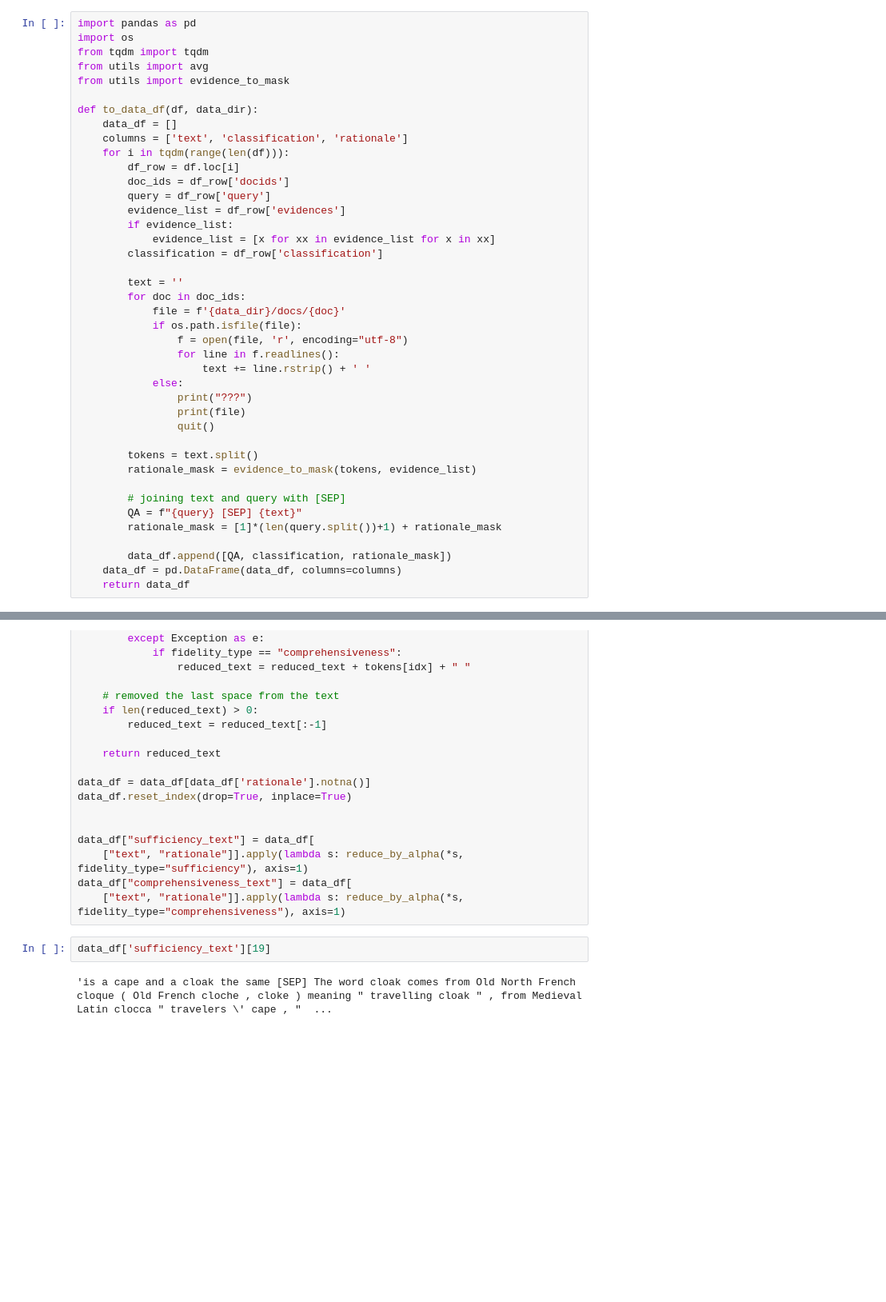
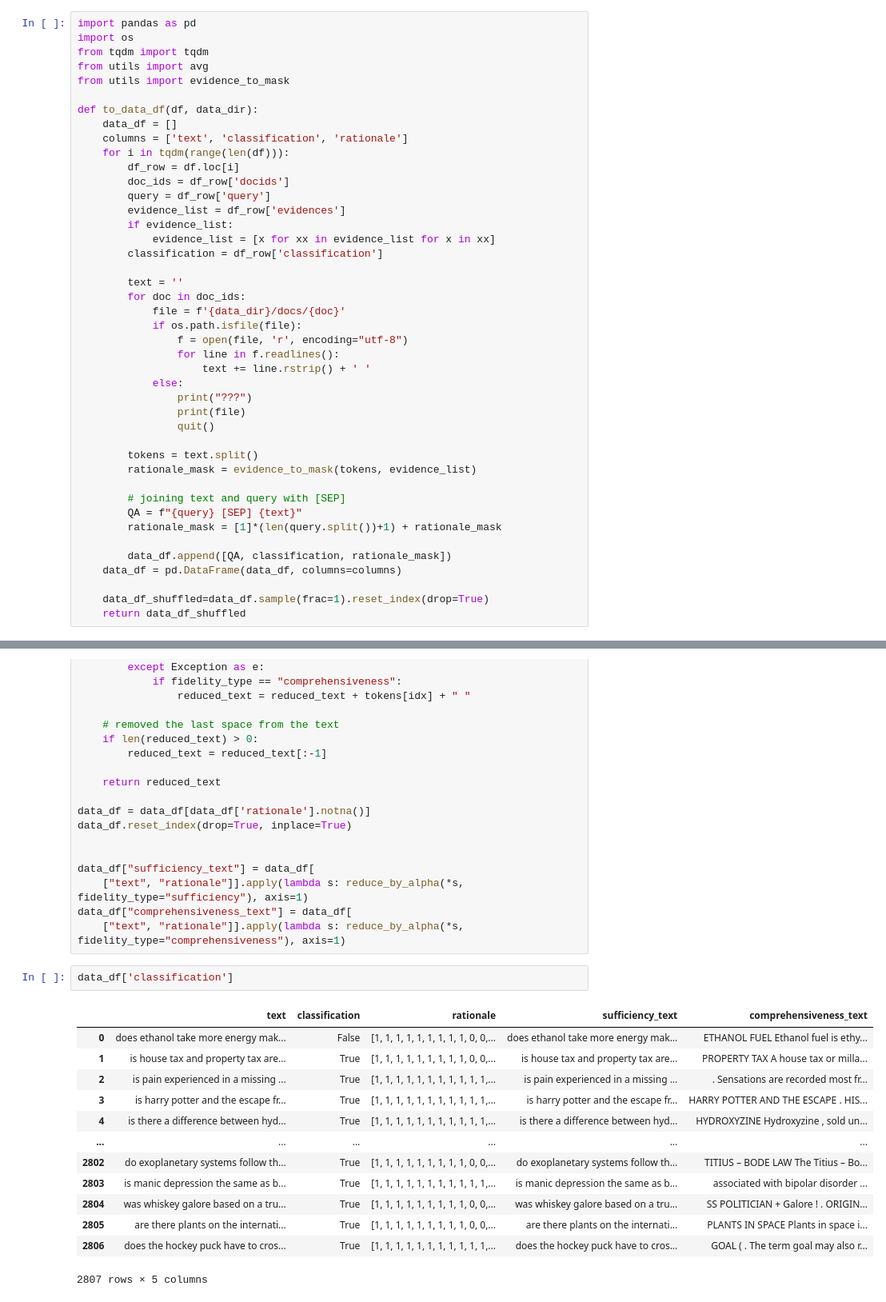
Before and after one commit to shaggyday/evaluating-human-rationales, a Jupyter notebook: csv/boolq_generate_csv.ipynb, the cells around one changed output, grey strips where cells are left out. Shown at 80% size. Saved outputs shown, nothing was run; the diff lists cells and outputs as text; blank space fills up the shorter version.

```diff
--- a/csv/boolq_generate_csv.ipynb
+++ b/csv/boolq_generate_csv.ipynb
@@ -38,7 +38,9 @@ def to_data_df(df, data_dir):
 
         data_df.append([QA, classification, rationale_mask])
     data_df = pd.DataFrame(data_df, columns=columns)
-    return data_df
+
+    data_df_shuffled=data_df.sample(frac=1).reset_index(drop=True)
+    return data_df_shuffled
 # %%
 dataset = "boolq"
 # %%
@@ -106,7 +108,19 @@ data_df["sufficiency_text"] = data_df[
     ["text", "rationale"]].apply(lambda s: reduce_by_alpha(*s, fidelity_type="sufficiency"), axis=1)
 data_df["comprehensiveness_text"] = data_df[
     ["text", "rationale"]].apply(lambda s: reduce_by_alpha(*s, fidelity_type="comprehensiveness"), axis=1)
-# %%
-data_df['sufficiency_text'][19]
-# %% [output]
-'is a cape and a cloak the same [SEP] The word cloak comes from Old North French cloque ( Old French cloche , cloke ) meaning " travelling cloak " , from Medieval Latin clocca " travelers \' cape , "  ...
+# %%
+data_df['classification']
+# %% [output]
+|  | text | classification | rationale | sufficiency_text | comprehensiveness_text |
+| 0 | does ethanol take more energy mak... | False | [1, 1, 1, 1, 1, 1, 1, 1, 1, 0, 0,... | does ethanol take more energy mak... | ETHANOL FUEL Ethanol fuel is ethy... |
+| 1 | is house tax and property tax are... | True | [1, 1, 1, 1, 1, 1, 1, 1, 1, 0, 0,... | is house tax and property tax are... | PROPERTY TAX A house tax or milla... |
+| 2 | is pain experienced in a missing ... | True | [1, 1, 1, 1, 1, 1, 1, 1, 1, 1, 1,... | is pain experienced in a missing ... | . Sensations are recorded most fr... |
+| 3 | is harry potter and the escape fr... | True | [1, 1, 1, 1, 1, 1, 1, 1, 1, 1, 1,... | is harry potter and the escape fr... | HARRY POTTER AND THE ESCAPE . HIS... |
+| 4 | is there a difference between hyd... | True | [1, 1, 1, 1, 1, 1, 1, 1, 1, 1, 1,... | is there a difference between hyd... | HYDROXYZINE Hydroxyzine , sold un... |
+| ... | ... | ... | ... | ... | ... |
+| 2802 | do exoplanetary systems follow th... | True | [1, 1, 1, 1, 1, 1, 1, 1, 1, 0, 0,... | do exoplanetary systems follow th... | TITIUS – BODE LAW The Titius – Bo... |
+| 2803 | is manic depression the same as b... | True | [1, 1, 1, 1, 1, 1, 1, 1, 1, 1, 1,... | is manic depression the same as b... | associated with bipolar disorder ... |
+| 2804 | was whiskey galore based on a tru... | True | [1, 1, 1, 1, 1, 1, 1, 1, 1, 0, 0,... | was whiskey galore based on a tru... | SS POLITICIAN + Galore ! . ORIGIN... |
+| 2805 | are there plants on the internati... | True | [1, 1, 1, 1, 1, 1, 1, 1, 1, 0, 0,... | are there plants on the internati... | PLANTS IN SPACE Plants in space i... |
+| 2806 | does the hockey puck have to cros... | True | [1, 1, 1, 1, 1, 1, 1, 1, 1, 1, 1,... | does the hockey puck have to cros... | GOAL ( . The term goal may also r... |
+2807 rows × 5 columns
```
Also changed, not shown: parts of 1 cell of this notebook, 12 other files.
